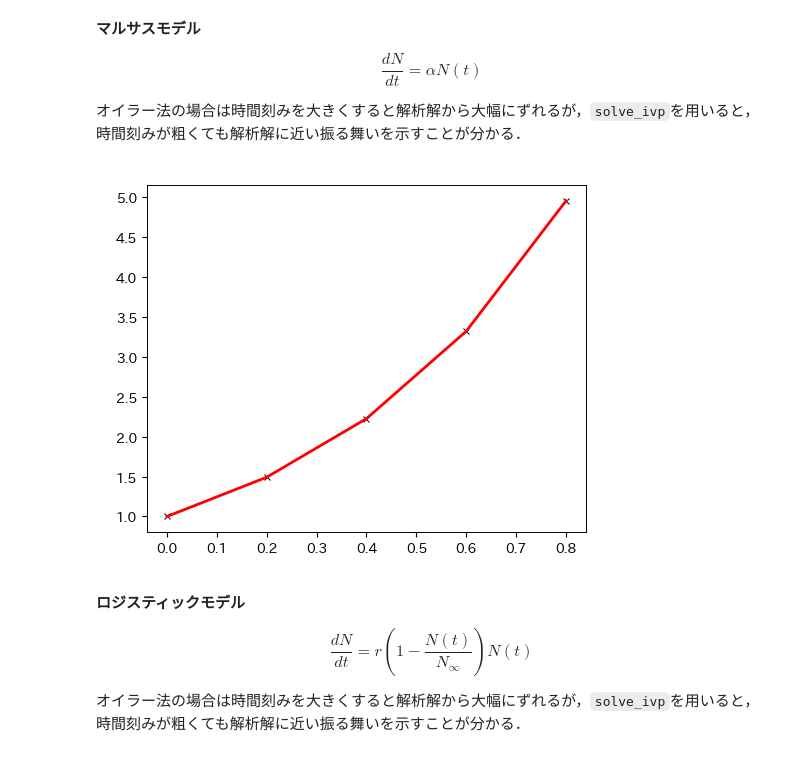
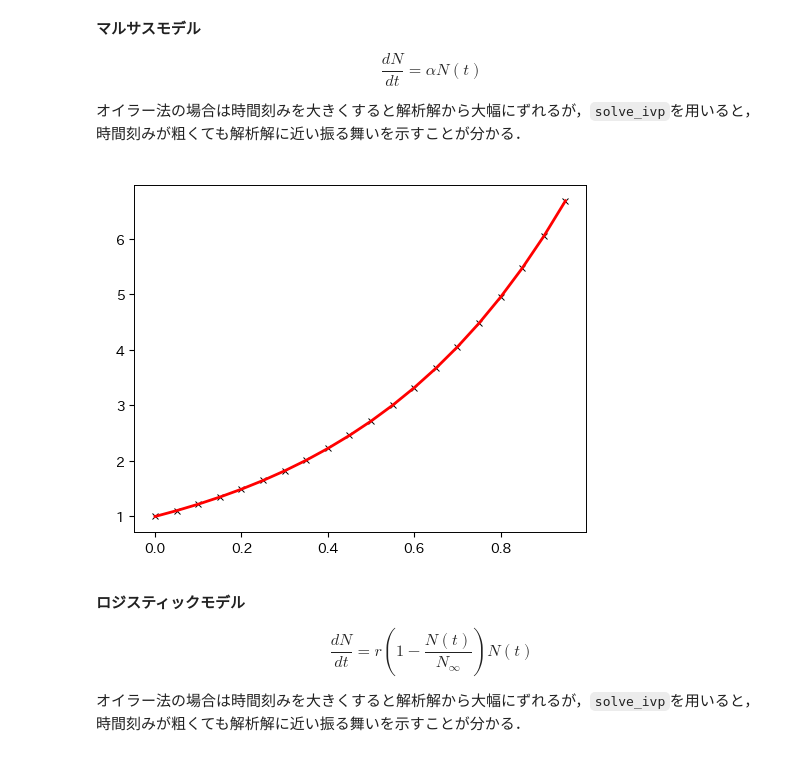
Before and after one commit to tnarizuka/modeling_simulation, a Jupyter notebook: _sources/chap_5/5_diff_eq.ipynb, the cells around one changed output. Cells and saved outputs as stored; diff of their text form; code cells hidden in the pictures.

```diff
--- a/_sources/chap_5/5_diff_eq.ipynb
+++ b/_sources/chap_5/5_diff_eq.ipynb
@@ -459,18 +459,18 @@ def ode_malthus(t, N, a):
 # %%
 # パラメータと初期条件
 a = 2   # パラメータ
 N0 = [1]  # 初期値
 
 # 数値計算
-t = np.arange(0, 1, 0.2)
+t = np.arange(0, 1, 0.05)
 sol = solve_ivp(ode_malthus, [t[0], t[-1]], N0, method='RK45', t_eval=t, args=[a])
 
 # グラフの描画
 fig, ax = plt.subplots(figsize=(5, 4))
 ax.plot(t, sol.y[0], 'x') # 数値解
 ax.plot(t, N0*np.exp(a*t), lw=2); # 解析解
 # %% [output]
-[figure, old version]
+[figure, new version]
 # %% [markdown]
 **ロジスティックモデル**
 
```
Also changed, not shown: parts of 1 cell of this notebook, 4 other files.
